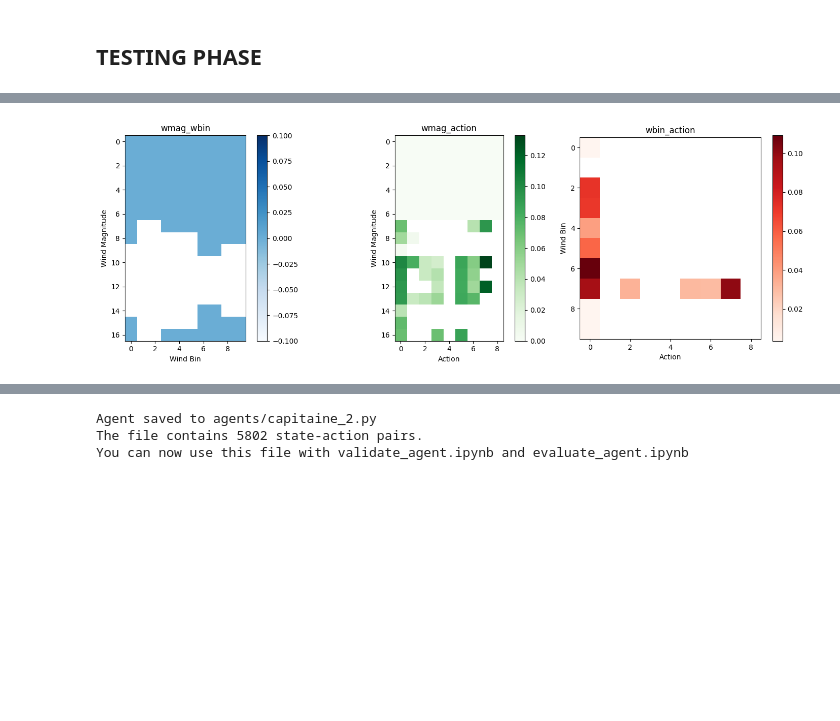
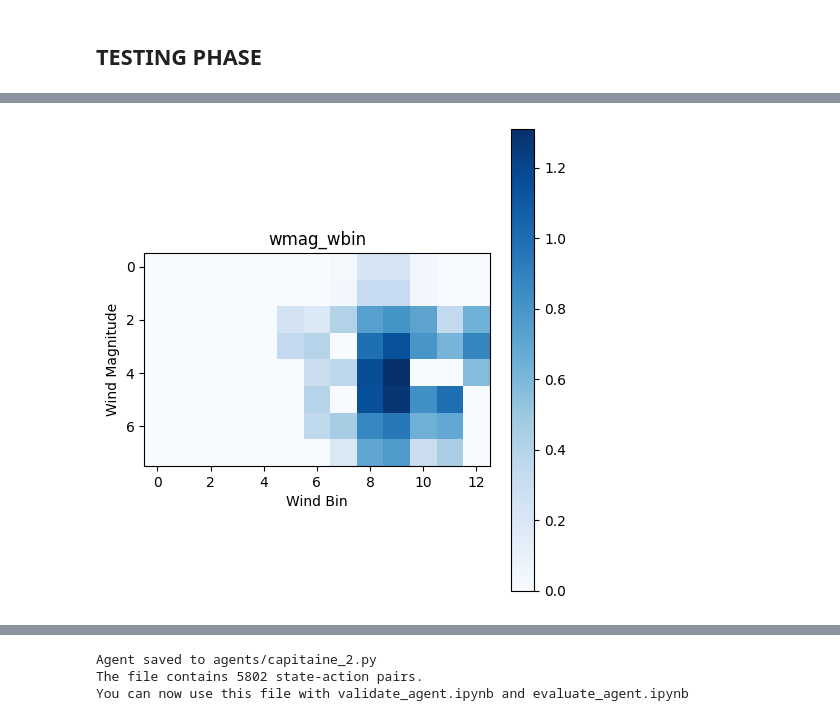
Before and after one commit to PaulToudret/RL_project_sailing, a Jupyter notebook: Amiral.ipynb, the cells around one changed output, grey strips where cells are left out. Drawn from its saved outputs; the diff is of its cells as text; code cells hidden in the pictures; blank space fills up the shorter version.

```diff
--- a/Amiral.ipynb
+++ b/Amiral.ipynb
@@ -165,0 +125,8 @@ for i in range(0,9):
+# %%
+def discretize_wind(wx, wy):
+    wind_direction = np.arctan2(wy, wx)
+
+    wind_bin = int((wind_direction / (2 * np.pi) * 15))
+    wind_mag = int(2*np.sqrt(wx**2 + wy**2))
+
+    return wind_bin, wind_mag
@@ -561,16 +622,18 @@ NameError: name 'self' is not defined
 ### TRAINING
 # %%
 sailor = Amiral(
-    learning_rate=0.1,
+    learning_rate=0.07,
     discount_factor=0.99,
     exploration_rate=0.3,
     lambda_=0.8)
 
-sailor.ratio_exploration = .66
+
 sailor.position_bins = 16
 sailor.velocity_bins = 8
-sailor.wind_bins = 10
-sailor.dir_bin = 54
+sailor.wind_bins = 15
+
+sailor.ratio_exploration = .7
+sailor.dir_bin = 1
 sailor.wind_factor = 3
 
 np.random.seed(42)
@@ -977,61 +833,42 @@ plt.show()
 # %%
 %matplotlib inline
 polar_mat = sailor.polar
 
+angles = []
 wmag = []
-wbin = []
-actions = []
 
 dico = {}
 
 for key in polar_mat.keys():
-    wind_b, wind_mag, action = key
-    wbin.append(wind_b)
+    angle, wind_mag = key
+    angles.append(angle)
     wmag.append(wind_mag)
-    actions.append(action)
 
     dico.setdefault(key, [])
-    dico[key].extend([x / wind_mag for x in polar_mat[key]])
+    dico[key].extend(polar_mat[key])
 
-wmag_wbin = np.zeros((max(wmag)+1, max(wbin)+1))
-wmag_action = np.zeros((max(wmag)+1, max(actions)+1))
-wbin_action = np.zeros((max(wbin)+1, max(actions)+1))
+angle_wmag = np.zeros((max(angles)+1, max(wmag)+1))
 
-for key in dico.keys():
-    wind_b, wind_mag, action = key
-    wmag_wbin[wind_mag][wind_b] = np.mean((dico[key]))
-    wmag_action[wind_mag][action] = np.mean((dico[key]))
-    wbin_action[wind_b][action] = np.mean((dico[key]))
+for key in polar_mat.keys():
+    angle, wind_mag = key
+    angle_wmag[angle][wind_mag] = np.mean(dico[key])
 
 
-fig, axes = plt.subplots(1, 3, figsize=(15, 5))
+fig, axes = plt.subplots(1, 1, figsize=(5, 5))
+axes = [axes]
 
 # Affichage de la matrice wmag_wbin
-im0 = axes[0].imshow(wmag_wbin, cmap='Blues')
+im0 = axes[0].imshow((angle_wmag), cmap='Blues')
 axes[0].set_title('wmag_wbin')
 axes[0].set_xlabel('Wind Bin')
 axes[0].set_ylabel('Wind Magnitude')
 fig.colorbar(im0, ax=axes[0])
 
-# Affichage de la matrice wmag_action
-im1 = axes[1].imshow(wmag_action, cmap='Greens')
-axes[1].set_title('wmag_action')
-axes[1].set_xlabel('Action')
-axes[1].set_ylabel('Wind Magnitude')
-fig.colorbar(im1, ax=axes[1])
-
-# Affichage de la matrice wbin_action
-im2 = axes[2].imshow(wbin_action, cmap='Reds')
-axes[2].set_title('wbin_action')
-axes[2].set_xlabel('Action')
-axes[2].set_ylabel('Wind Bin')
-fig.colorbar(im2, ax=axes[2])
-
 # Affichage de la figure
 plt.tight_layout()
 plt.show()
 # %% [output]
-[figure, old version]
+[figure, new version]
 # %%
 import matplotlib.pyplot as plt
 from matplotlib.animation import FuncAnimation
```
Also changed, not shown: parts of 20 cells of this notebook.
